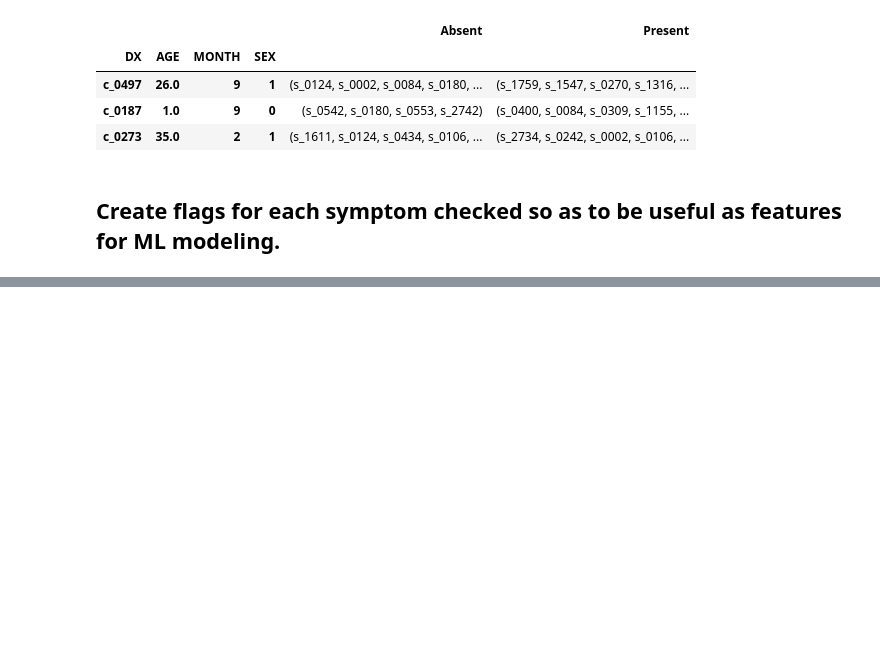
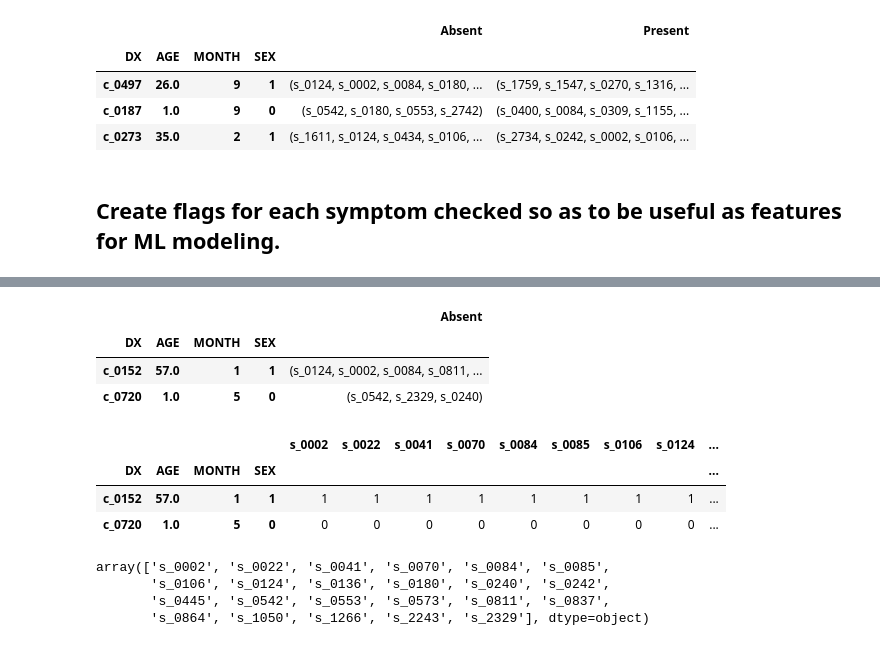
Before and after one commit to GYANTINC/ehr_dx, a Jupyter notebook: notebooks/Format.ipynb, the cells around one changed output, grey strips where cells are left out. Saved outputs shown, nothing was run; the diff lists cells and outputs as text; code cells hidden in the pictures; blank space fills up the shorter version.

```diff
--- a/notebooks/Format.ipynb
+++ b/notebooks/Format.ipynb
@@ -242,0 +261,26 @@ df_aggregated.sample(3)
+# %%
+smpl = df_aggregated.sample(2)[['Absent']]
+# %%
+smpl
+# %% [output]
+|  |  |  |  | Absent |
+| DX | AGE | MONTH | SEX |  |
+| c_0152 | 57.0 | 1 | 1 | (s_0124, s_0002, s_0084, s_0811, ... |
+| c_0720 | 1.0 | 5 | 0 | (s_0542, s_2329, s_0240) |
+# %%
+binarizer = sklearn.preprocessing.MultiLabelBinarizer()
+binarizer = binarizer.fit(smpl.Absent)
+# %%
+pd.DataFrame(binarizer.transform(smpl.Absent), columns=binarizer.classes_, index=smpl.index)
+# %% [output]
+|  |  |  |  | s_0002 | s_0022 | s_0041 | s_0070 | s_0084 | s_0085 | s_0106 | s_0124 | ... |
+| DX | AGE | MONTH | SEX |  |  |  |  |  |  |  |  | ... |
+| c_0152 | 57.0 | 1 | 1 | 1 | 1 | 1 | 1 | 1 | 1 | 1 | 1 | ... |
+| c_0720 | 1.0 | 5 | 0 | 0 | 0 | 0 | 0 | 0 | 0 | 0 | 0 | ... |
+# %%
+binarizer.classes_
+# %% [output]
+array(['s_0002', 's_0022', 's_0041', 's_0070', 's_0084', 's_0085',
+       's_0106', 's_0124', 's_0136', 's_0180', 's_0240', 's_0242',
+       's_0445', 's_0542', 's_0553', 's_0573', 's_0811', 's_0837',
+       's_0864', 's_1050', 's_1266', 's_2243', 's_2329'], dtype=object)
```
Also changed, not shown: parts of 9 cells of this notebook.
